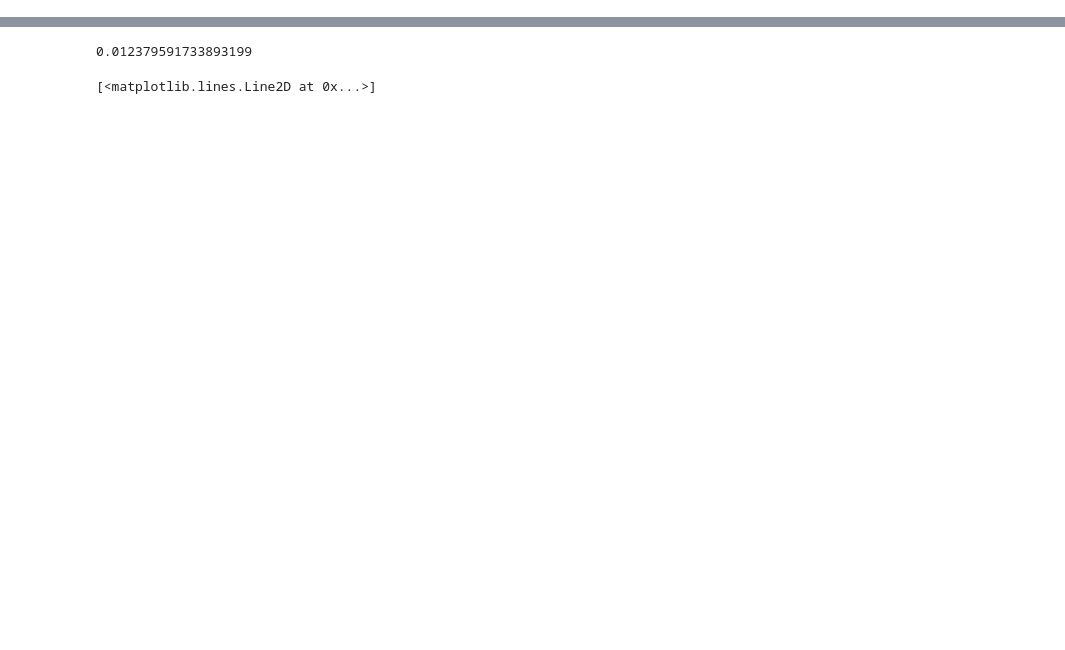
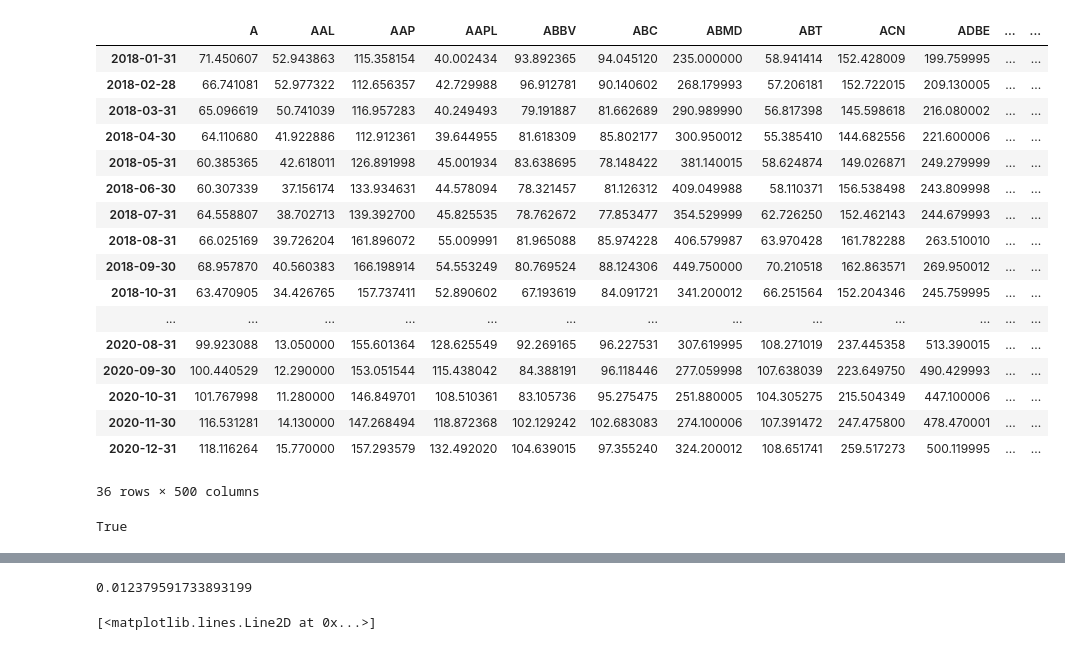
Before and after one commit to jw-y/FE_project_1, a Jupyter notebook: sp500.ipynb, the cells around one changed output, grey strips where cells are left out. Cells and saved outputs as stored; diff of their text form; code cells hidden in the pictures; blank space fills up the shorter version.

```diff
--- a/sp500.ipynb
+++ b/sp500.ipynb
@@ -16,5 +33,36 @@ df = close_df["2020-01-01":]
+# %%
+orig_df = df.copy()
+# %%
+df = orig_df.Close
 # %%
-df.index = pd.to_datetime(df.index)
+#df.index = pd.to_datetime(df.index)
 df = df.resample('M').last()
+# %%
+df = df['2018-01-01':'2021-01-01']
+# %%
+df
+# %% [output]
+|  | A | AAL | AAP | AAPL | ABBV | ABC | ABMD | ABT | ACN | ADBE | ... | ... |
+| 2018-01-31 | 71.450607 | 52.943863 | 115.358154 | 40.002434 | 93.892365 | 94.045120 | 235.000000 | 58.941414 | 152.428009 | 199.759995 | ... | ... |
+| 2018-02-28 | 66.741081 | 52.977322 | 112.656357 | 42.729988 | 96.912781 | 90.140602 | 268.179993 | 57.206181 | 152.722015 | 209.130005 | ... | ... |
+| 2018-03-31 | 65.096619 | 50.741039 | 116.957283 | 40.249493 | 79.191887 | 81.662689 | 290.989990 | 56.817398 | 145.598618 | 216.080002 | ... | ... |
+| 2018-04-30 | 64.110680 | 41.922886 | 112.912361 | 39.644955 | 81.618309 | 85.802177 | 300.950012 | 55.385410 | 144.682556 | 221.600006 | ... | ... |
+| 2018-05-31 | 60.385365 | 42.618011 | 126.891998 | 45.001934 | 83.638695 | 78.148422 | 381.140015 | 58.624874 | 149.026871 | 249.279999 | ... | ... |
+| 2018-06-30 | 60.307339 | 37.156174 | 133.934631 | 44.578094 | 78.321457 | 81.126312 | 409.049988 | 58.110371 | 156.538498 | 243.809998 | ... | ... |
+| 2018-07-31 | 64.558807 | 38.702713 | 139.392700 | 45.825535 | 78.762672 | 77.853477 | 354.529999 | 62.726250 | 152.462143 | 244.679993 | ... | ... |
+| 2018-08-31 | 66.025169 | 39.726204 | 161.896072 | 55.009991 | 81.965088 | 85.974228 | 406.579987 | 63.970428 | 161.782288 | 263.510010 | ... | ... |
+| 2018-09-30 | 68.957870 | 40.560383 | 166.198914 | 54.553249 | 80.769524 | 88.124306 | 449.750000 | 70.210518 | 162.863571 | 269.950012 | ... | ... |
+| 2018-10-31 | 63.470905 | 34.426765 | 157.737411 | 52.890602 | 67.193619 | 84.091721 | 341.200012 | 66.251564 | 152.204346 | 245.759995 | ... | ... |
+| ... | ... | ... | ... | ... | ... | ... | ... | ... | ... | ... | ... | ... |
+| 2020-08-31 | 99.923088 | 13.050000 | 155.601364 | 128.625549 | 92.269165 | 96.227531 | 307.619995 | 108.271019 | 237.445358 | 513.390015 | ... | ... |
+| 2020-09-30 | 100.440529 | 12.290000 | 153.051544 | 115.438042 | 84.388191 | 96.118446 | 277.059998 | 107.638039 | 223.649750 | 490.429993 | ... | ... |
+| 2020-10-31 | 101.767998 | 11.280000 | 146.849701 | 108.510361 | 83.105736 | 95.275475 | 251.880005 | 104.305275 | 215.504349 | 447.100006 | ... | ... |
+| 2020-11-30 | 116.531281 | 14.130000 | 147.268494 | 118.872368 | 102.129242 | 102.683083 | 274.100006 | 107.391472 | 247.475800 | 478.470001 | ... | ... |
+| 2020-12-31 | 118.116264 | 15.770000 | 157.293579 | 132.492020 | 104.639015 | 97.355240 | 324.200012 | 108.651741 | 259.517273 | 500.119995 | ... | ... |
+36 rows × 500 columns
+# %%
+df.isnull().any().any()
+# %% [output]
+True
 # %%
 log_df = np.log(df)-np.log(df.shift())
```
Also changed, not shown: parts of 37 cells of this notebook, 10 other files.
